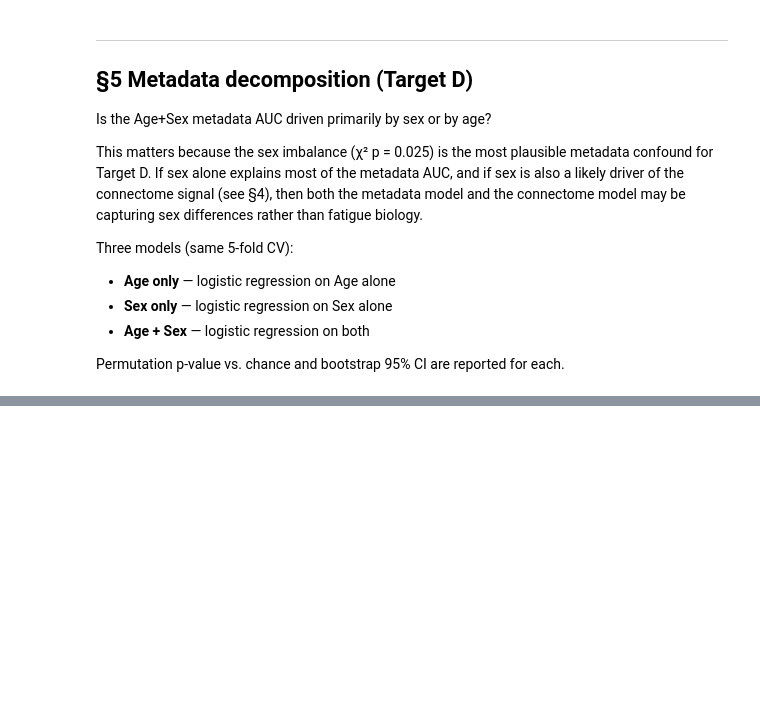
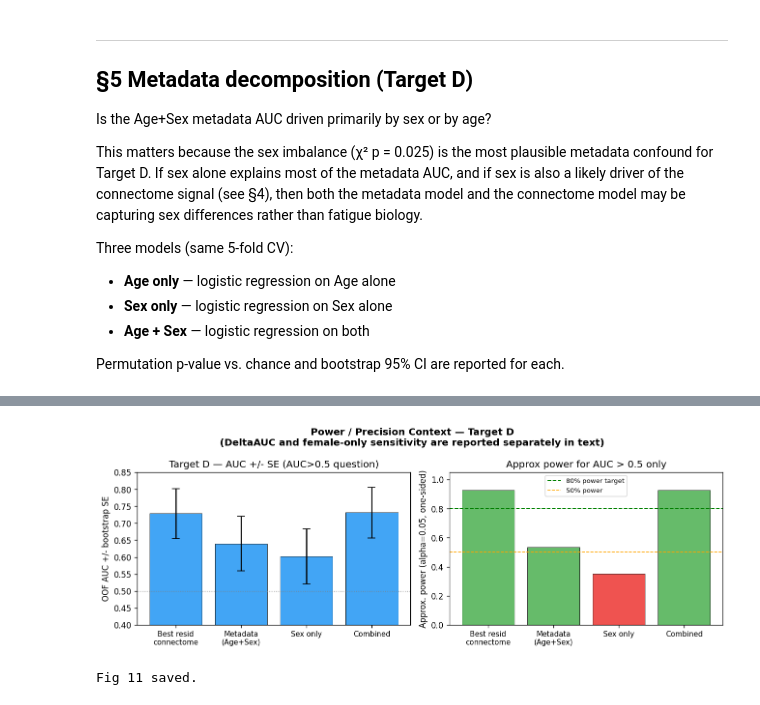
Before and after one commit to SantiagoVBlasL/vae_AD, a Jupyter notebook: notebooks/04_b_fatigue_hardening.ipynb, the cells around one changed output, grey strips where cells are left out. Saved outputs shown, nothing was run; the diff lists cells and outputs as text; code cells hidden in the pictures; blank space fills up the shorter version.

Commit message:
Refine fatigue hardening analysis and notebook utilities

```diff
--- a/notebooks/04_b_fatigue_hardening.ipynb
+++ b/notebooks/04_b_fatigue_hardening.ipynb
@@ -347,14 +478,26 @@ if meta_d:
                   f"95%CI [{r['ci_95'][0]:.4f}, {r['ci_95'][1]:.4f}]  "
                   f"perm_p={r['perm_p']:.4f} ({sig})")
     print()
-    # Identify sex as main driver
+
     auc_sex = meta_d.get("sex_only", {}).get("auc", 0)
+    p_sex = meta_d.get("sex_only", {}).get("perm_p", 1)
     auc_age = meta_d.get("age_only", {}).get("auc", 0)
+    p_age = meta_d.get("age_only", {}).get("perm_p", 1)
     auc_as  = meta_d.get("age_sex",  {}).get("auc", 0)
+
     if auc_sex > auc_age:
-        print(f"  → Sex (AUC={auc_sex:.4f}) > Age (AUC={auc_age:.4f}): sex is the dominant metadata predictor.")
-        print(f"    Adding Age to Sex raises AUC to {auc_as:.4f} — marginal gain.")
+        print(
+            f"  -> Sex has the larger point-estimate AUC than age in this cohort "
+            f"(sex={auc_sex:.4f}, age={auc_age:.4f}), but neither individual model "
+            f"is significant on its own (sex p={p_sex:.4f}, age p={p_age:.4f})."
+        )
+        print(f"     Age+Sex reaches AUC={auc_as:.4f}; interpretation remains confound-sensitive.")
     else:
-        print(f"  → Age (AUC={auc_age:.4f}) ≥ Sex (AUC={auc_sex:.4f}): age may be the dominant predictor.")
+        print(
+            f"  -> Age has the larger point-estimate AUC than sex in this cohort "
+            f"(age={auc_age:.4f}, sex={auc_sex:.4f}), but neither individual model "
+            f"is significant on its own (age p={p_age:.4f}, sex p={p_sex:.4f})."
+        )
+        print(f"     Age+Sex reaches AUC={auc_as:.4f}; interpretation remains confound-sensitive.")
 else:
     print("Metadata decomposition file not found. Rerun run_fatigue_hardening.py.")
@@ -444,39 +671,48 @@ else:
 # %%
 if power_d:
-    order  = ["best_resid_connectome", "metadata_age_sex", "sex_only", "combined"]
+    order = ["best_resid_connectome", "metadata_age_sex", "sex_only", "combined"]
     labels_plot = ["Best resid\nconnectome", "Metadata\n(Age+Sex)", "Sex only", "Combined"]
-    aucs_p = [power_d[k]["auc"]              for k in order if k in power_d]
-    ses_p  = [power_d[k]["bootstrap_se"]     for k in order if k in power_d]
+    aucs_p = [power_d[k]["auc"] for k in order if k in power_d]
+    ses_p  = [power_d[k]["bootstrap_se"] for k in order if k in power_d]
     pwrs_p = [power_d[k]["power_at_current_n"] for k in order if k in power_d]
     lbs_p  = [labels_plot[i] for i, k in enumerate(order) if k in power_d]
 
     fig, axes = plt.subplots(1, 2, figsize=(11, 4))
 
-    # AUC with SE bars
+    # AUC with SE bars (AUC > 0.5 style effects)
     ax = axes[0]
-    x  = np.arange(len(aucs_p))
+    x = np.arange(len(aucs_p))
     ax.bar(x, aucs_p, yerr=ses_p, capsize=5, color="#42A5F5", edgecolor="black", linewidth=0.5)
     ax.axhline(0.5, color="grey", ls=":", lw=0.8)
-    ax.set_xticks(x); ax.set_xticklabels(lbs_p, fontsize=9)
-    ax.set_ylabel("OOF AUC ± bootstrap SE")
-    ax.set_title("Target D — AUC ± SE (n=53)")
+    ax.set_xticks(x)
+    ax.set_xticklabels(lbs_p, fontsize=9)
+    ax.set_ylabel("OOF AUC +/- bootstrap SE")
+    ax.set_title("Target D — AUC +/- SE (AUC>0.5 question)")
     ax.set_ylim(0.4, 0.85)
 
-    # Power
+    # Power for AUC > 0.5 (not DeltaAUC power)
     ax = axes[1]
     colors_pw = ["#66BB6A" if p >= 0.5 else "#EF5350" for p in pwrs_p]
     ax.bar(x, pwrs_p, color=colors_pw, edgecolor="black", linewidth=0.5)
     ax.axhline(0.80, color="green", ls="--", lw=1.2, label="80% power target")
     ax.axhline(0.50, color="orange", ls="--", lw=1.0, label="50% power")
-    ax.set_xticks(x); ax.set_xticklabels(lbs_p, fontsize=9)
-    ax.set_ylabel("Approx. power (α=0.05, one-sided)")
-    ax.set_title("Approximate Power at Current n=53")
+    ax.set_xticks(x)
+    ax.set_xticklabels(lbs_p, fontsize=9)
+    ax.set_ylabel("Approx. power (alpha=0.05, one-sided)")
+    ax.set_title("Approx power for AUC > 0.5 only")
     ax.set_ylim(0, 1.05)
     ax.legend(fontsize=8)
 
-    fig.suptitle("Power / Precision Analysis — Target D", fontweight="bold")
+    fig.suptitle(
+        "Power / Precision Context — Target D\n"
+        "(DeltaAUC and female-only sensitivity are reported separately in text)",
+        fontweight="bold",
+    )
     fig.tight_layout()
     fig.savefig(FIG / "fig11_power_analysis.png", bbox_inches="tight")
     fig.savefig(FIG / "fig11_power_analysis.pdf", bbox_inches="tight")
     plt.show()
     print("Fig 11 saved.")
+# %% [output]
+[figure, added]
+Fig 11 saved.
```
Also changed, not shown: parts of 18 cells of this notebook, 2 other files.
